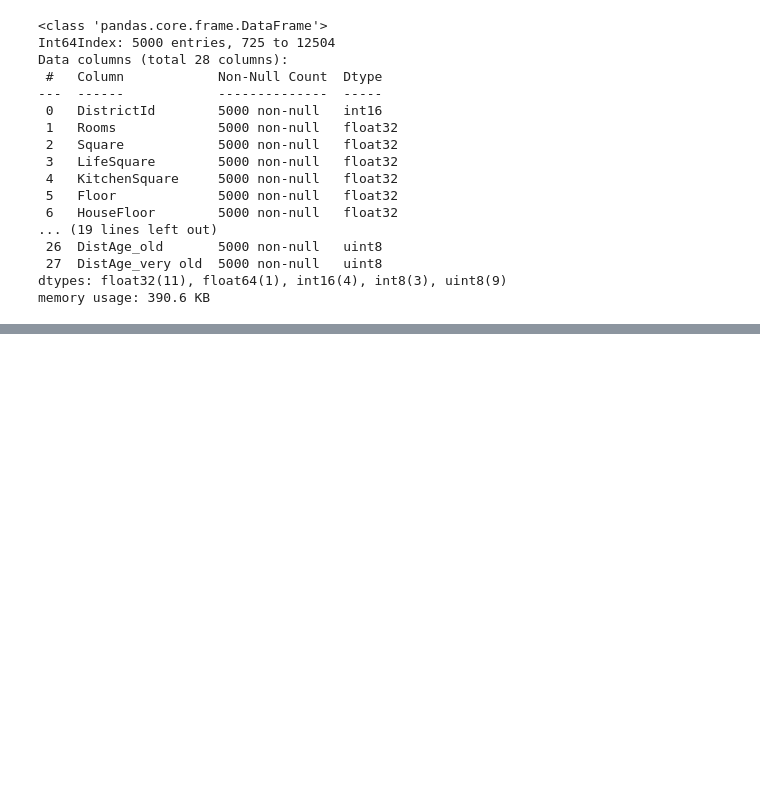
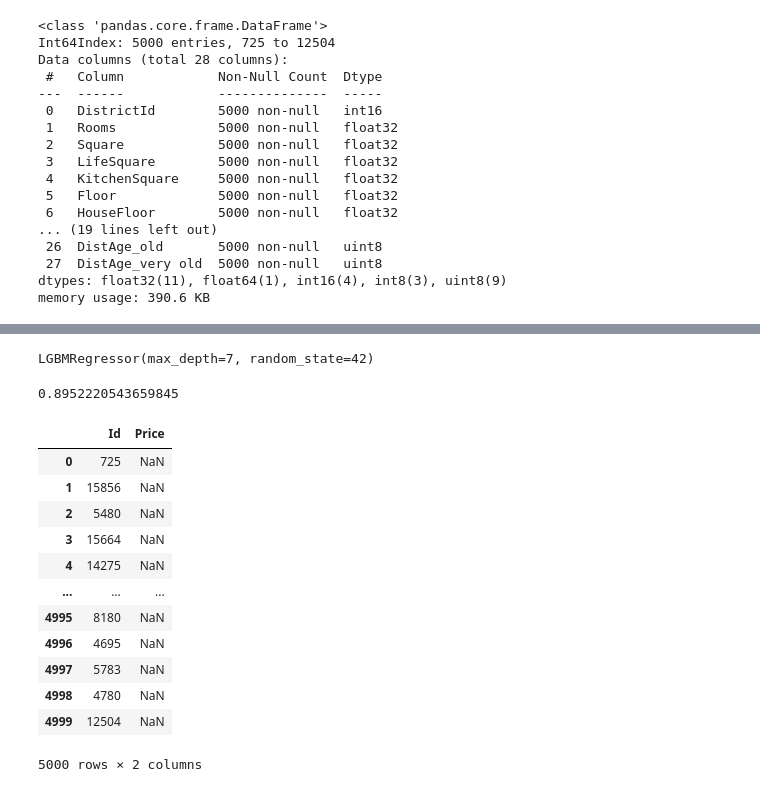
Before and after one commit to zhr9k/libs-for-data-science, a Jupyter notebook: kursach.ipynb, the cells around one changed output, grey strips where cells are left out. Saved outputs shown, nothing was run; the diff lists cells and outputs as text; code cells hidden in the pictures; blank space fills up the shorter version.

```diff
--- a/kursach.ipynb
+++ b/kursach.ipynb
@@ -1091,0 +1130,4 @@ df_test.to_csv(prep_test)
+# %%
+X_train = df_train
+X_test = df_test
+y = target
@@ -1091,0 +1166,4 @@ df_test.to_csv(prep_test)
+# %%
+final_model.fit(X_train, y)
+# %% [output]
+LGBMRegressor(max_depth=7, random_state=42)
@@ -1091,0 +1172,4 @@ df_test.to_csv(prep_test)
+# %%
+r2(y, y_pred)
+# %% [output]
+0.8952220543659845
@@ -1091,0 +1178,18 @@ df_test.to_csv(prep_test)
+# %%
+y_kaggle_df = pd.DataFrame(X_test.index, columns=['Id', 'Price'])
+# %%
+y_kaggle_df
+# %% [output]
+|  | Id | Price |
+| 0 | 725 | NaN |
+| 1 | 15856 | NaN |
+| 2 | 5480 | NaN |
+| 3 | 15664 | NaN |
+| 4 | 14275 | NaN |
+| ... | ... | ... |
+| 4995 | 8180 | NaN |
+| 4996 | 4695 | NaN |
+| 4997 | 5783 | NaN |
+| 4998 | 4780 | NaN |
+| 4999 | 12504 | NaN |
+5000 rows × 2 columns
```
Also changed, not shown: parts of 38 cells of this notebook, 1 other file.
